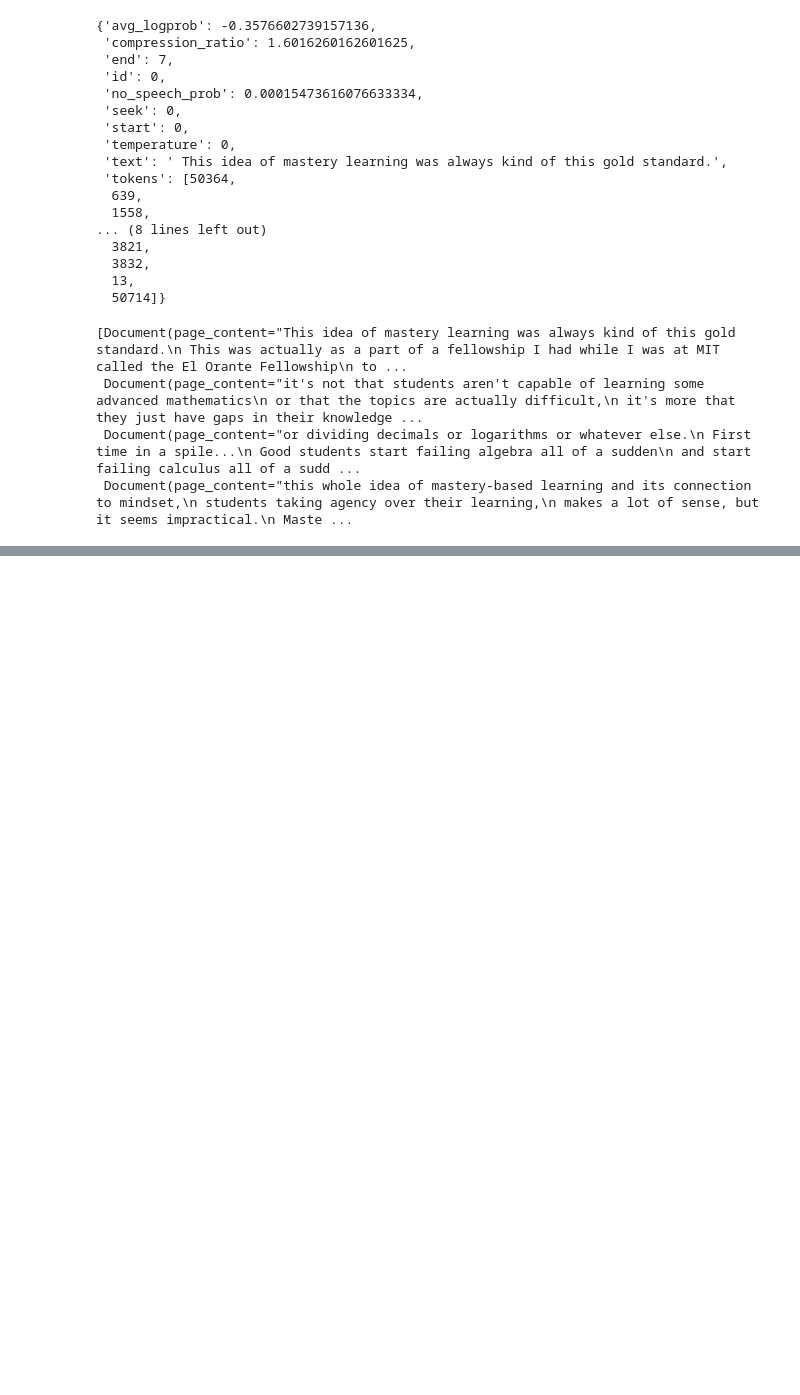
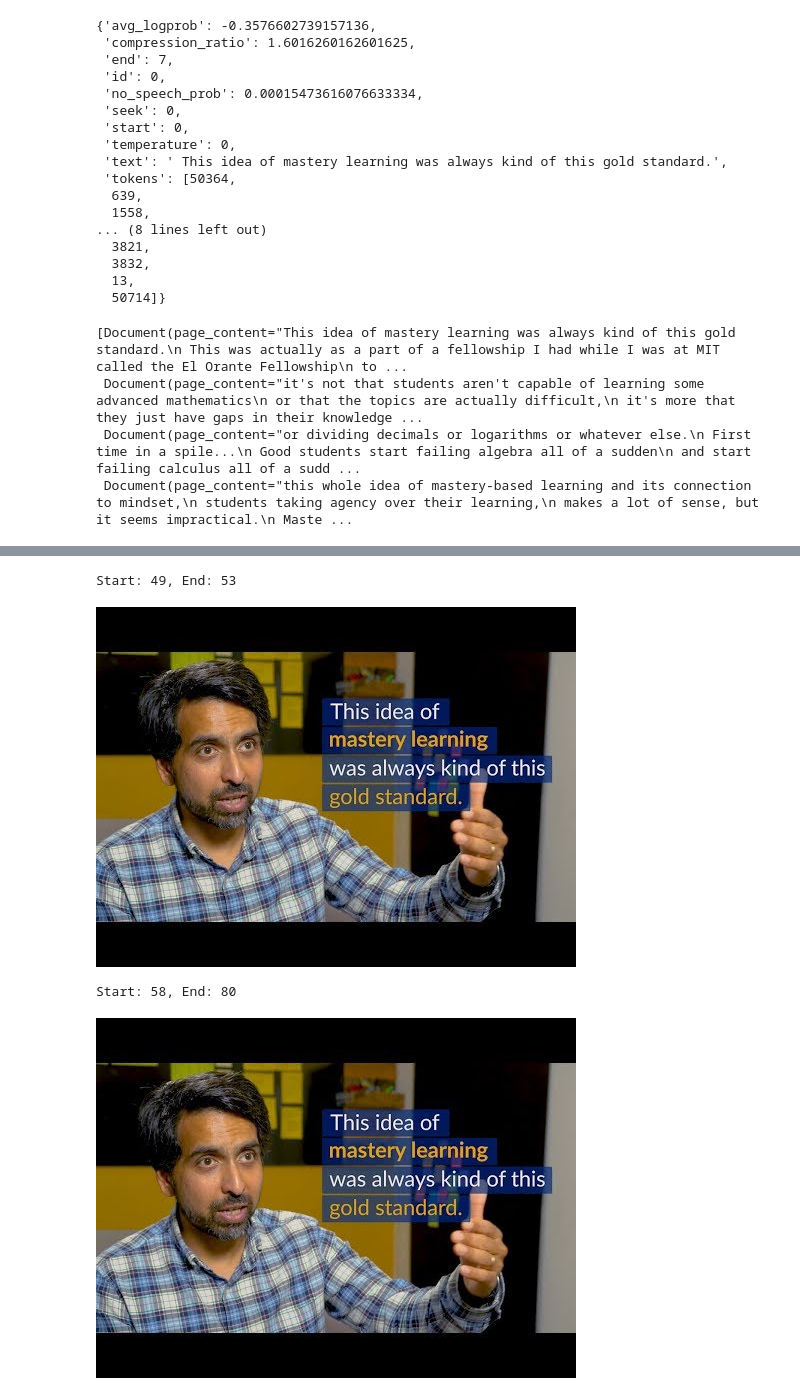
Before and after one commit to 13point5/langchain-experiments, a Jupyter notebook: youtube_chunks.ipynb, the cells around one changed output, grey strips where cells are left out. Cells and saved outputs as stored; diff of their text form; code cells hidden in the pictures; blank space fills up the shorter version.

```diff
--- a/youtube_chunks.ipynb
+++ b/youtube_chunks.ipynb
@@ -106,6 +108,7 @@ for chunk in transcriptChunks:
     chunksWithSegments.append(Document(
         page_content=chunkText,
         metadata={
-        'segments': consecutiveSegments
+        'title': "Sal Khan's thoughts on mastery learning",
+        'segments': json.dumps(consecutiveSegments)
         })
     )
@@ -119,0 +142,16 @@ page_content="this whole idea of mastery-based learning and its connection to mi
+# %%
+db = Chroma(persist_directory="./youtube_chunks_db/", embedding_function=OpenAIEmbeddings())
+# %%
+from langchain.chains import RetrievalQA
+from langchain.chat_models import ChatOpenAI
+
+
+qa = RetrievalQA.from_chain_type(
+    llm=ChatOpenAI(model="gpt-3.5-turbo-0613"),
+    chain_type="stuff",
+    retriever=db.as_retriever(),
+    return_source_documents=True
+)
+# %%
+res = qa("What did the skeptics say?")
+print(res['result'])
@@ -119,0 +171,13 @@ page_content="this whole idea of mastery-based learning and its connection to mi
+# %%
+rawSegments = res['source_documents'][0].metadata['segments']
+segments = json.loads(rawSegments)
+for segment in segments:
+	start = segment['start']
+	end = segment['end']
+	print(f"Start: {start}, End: {end}")
+	display.display(display.YouTubeVideo("lGaQWIV8PZ4", width=400, height=200, start=start, end=end))
+# %% [output]
+Start: 49, End: 53
+[figure, added]
+Start: 58, End: 80
+[figure, added]
```
Also changed, not shown: parts of 8 cells of this notebook, 3 other files.
